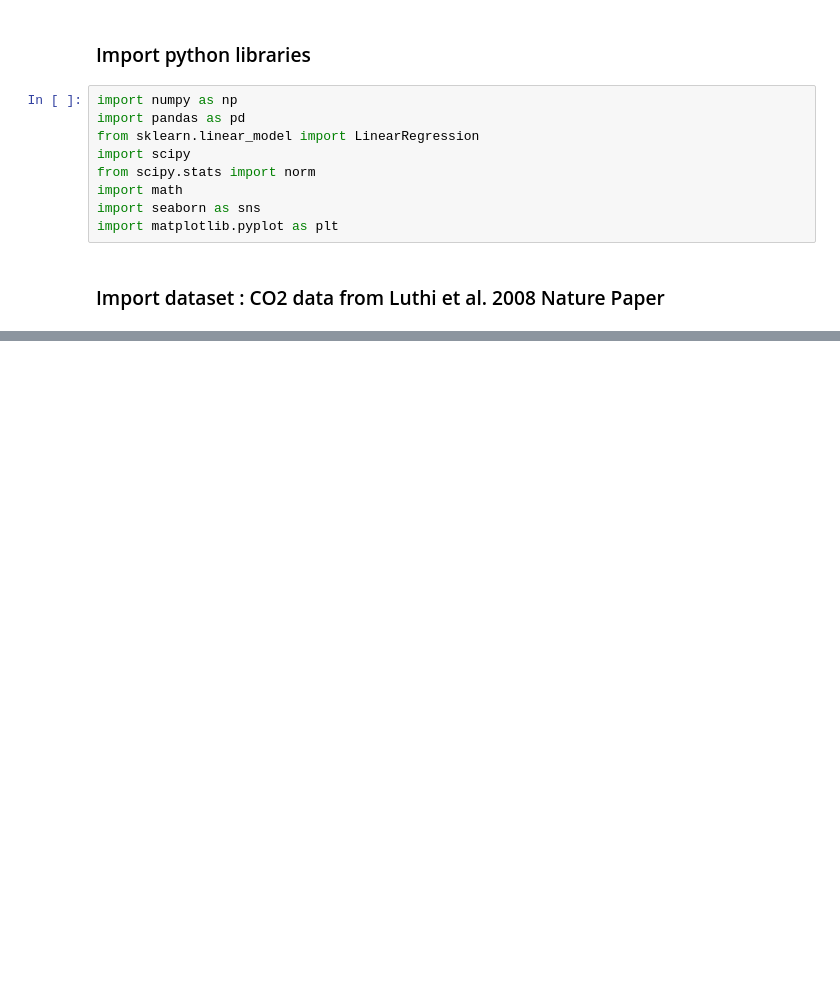
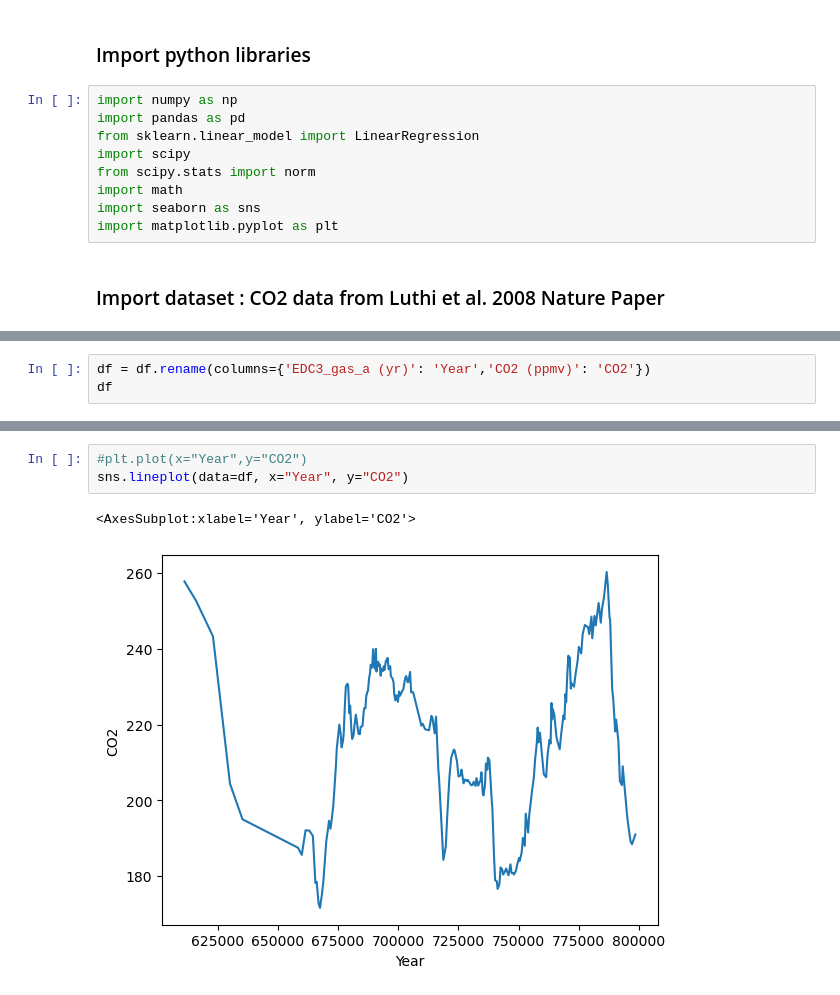
Before and after one commit to mickalleny2k/PfDA_Project2, a Jupyter notebook: project.ipynb, the cells around one changed output, grey strips where cells are left out. Saved outputs shown, nothing was run; the diff lists cells and outputs as text; blank space fills up the shorter version.

Commit message:
Import temp datset and generate seaborn plots

```diff
--- a/project.ipynb
+++ b/project.ipynb
@@ -32,0 +33,3 @@ df
+# %%
+df = df.rename(columns={'EDC3_gas_a (yr)': 'Year','CO2 (ppmv)': 'CO2'})
+df
@@ -32,0 +50,6 @@ df
+# %%
+#plt.plot(x="Year",y="CO2")
+sns.lineplot(data=df, x="Year", y="CO2")
+# %% [output]
+<AxesSubplot:xlabel='Year', ylabel='CO2'>
+[figure, added]
```
Also changed, not shown: parts of 11 cells of this notebook, 2 other files.
